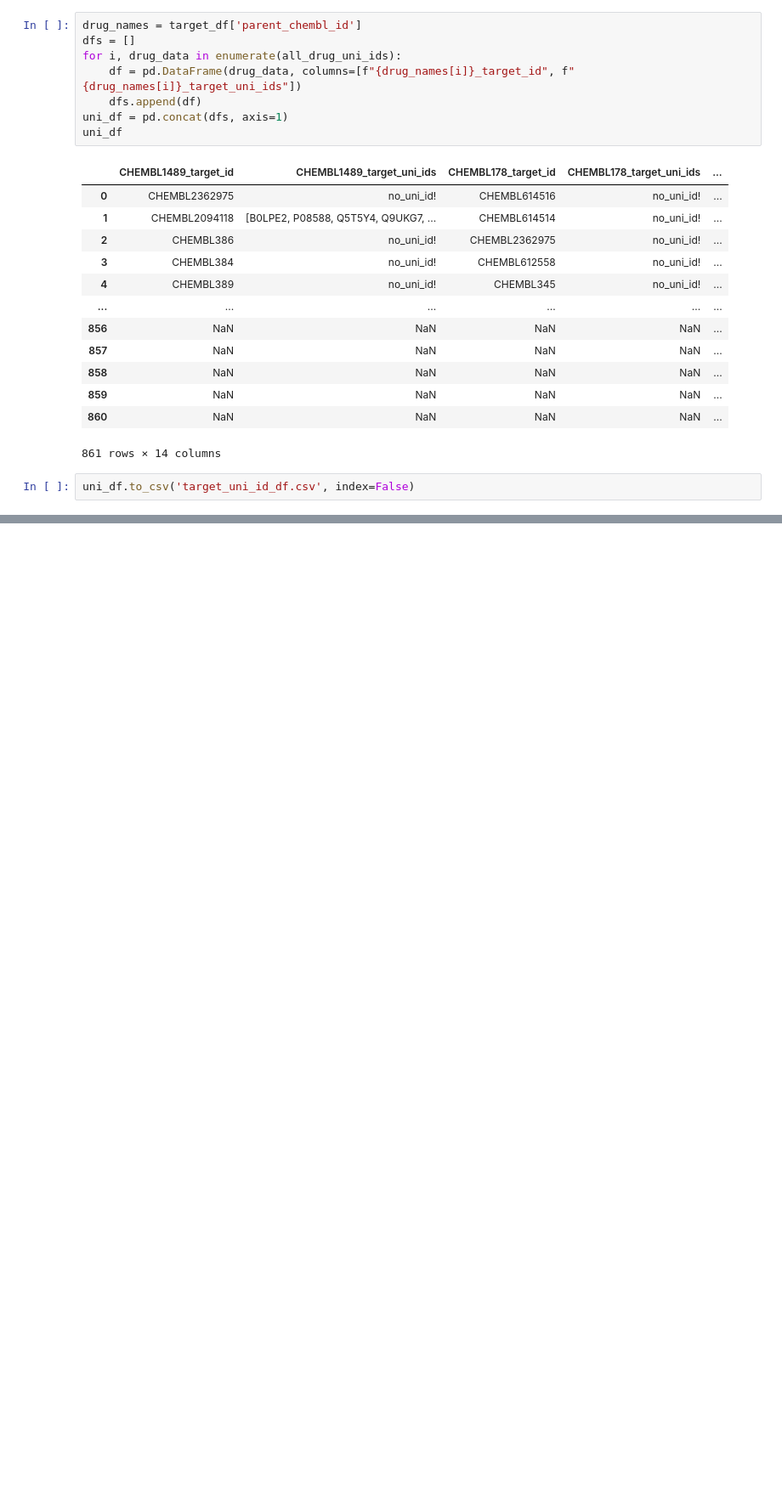
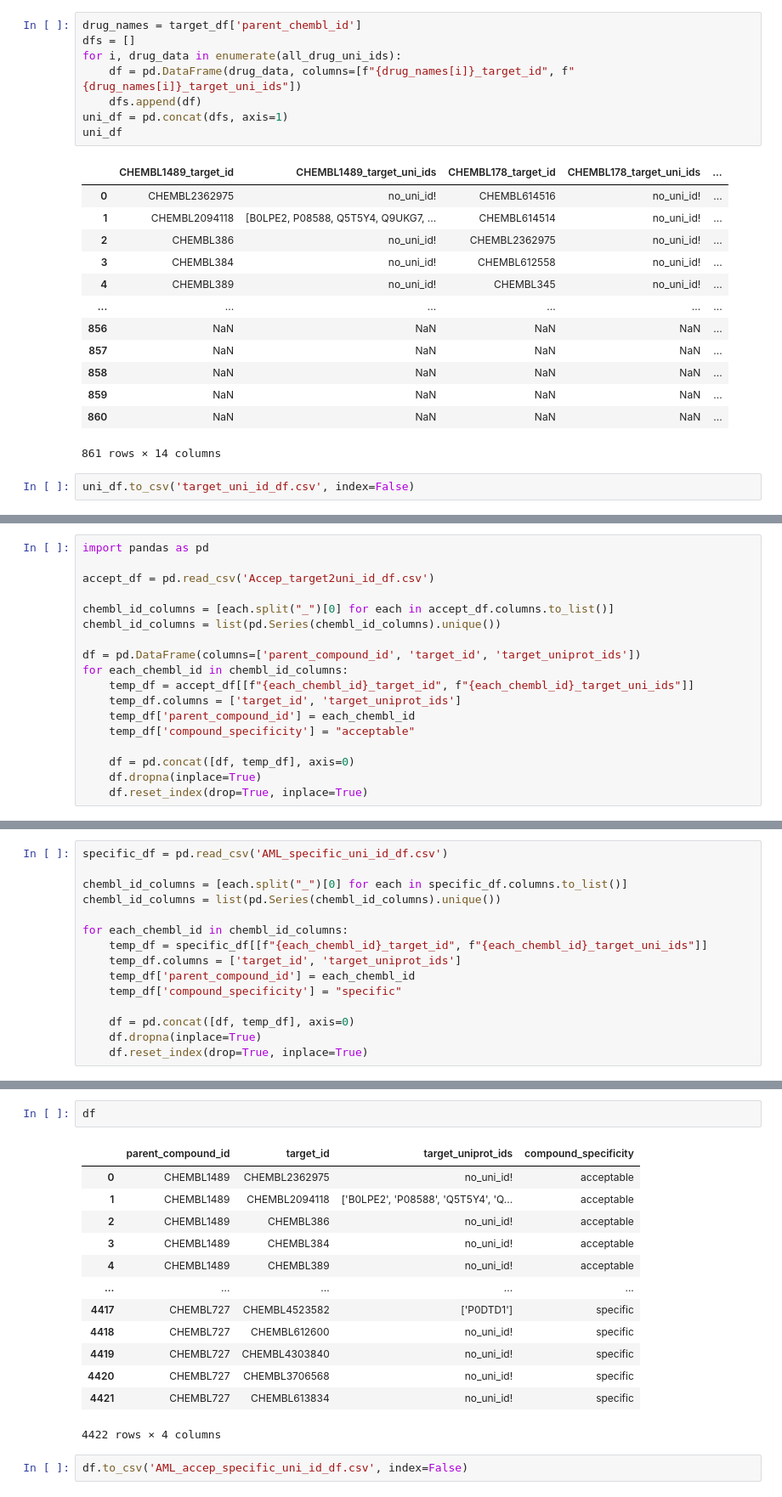
Before and after one commit to martina-occhetta/AIDD_group-project, a Jupyter notebook: target2uni/target2uni.ipynb, the cells around one changed output, grey strips where cells are left out. Shown: that part at 85% size. Drawn from its saved outputs; the diff is of its cells as text; blank space fills up the shorter version.

Commit message:
target2uniprot

```diff
--- a/target2uni/target2uni.ipynb
+++ b/target2uni/target2uni.ipynb
@@ -80,0 +83,18 @@ uni_df.to_csv('target_uni_id_df.csv', index=False)
+# %%
+import pandas as pd
+
+accept_df = pd.read_csv('Accep_target2uni_id_df.csv')
+
+chembl_id_columns = [each.split("_")[0] for each in accept_df.columns.to_list()]
+chembl_id_columns = list(pd.Series(chembl_id_columns).unique())
+
+df = pd.DataFrame(columns=['parent_compound_id', 'target_id', 'target_uniprot_ids'])
+for each_chembl_id in chembl_id_columns:
+    temp_df = accept_df[[f"{each_chembl_id}_target_id", f"{each_chembl_id}_target_uni_ids"]]
+    temp_df.columns = ['target_id', 'target_uniprot_ids']
+    temp_df['parent_compound_id'] = each_chembl_id
+    temp_df['compound_specificity'] = "acceptable"
+
+    df = pd.concat([df, temp_df], axis=0)
+    df.dropna(inplace=True)
+    df.reset_index(drop=True, inplace=True)
@@ -80,0 +119,15 @@ uni_df.to_csv('target_uni_id_df.csv', index=False)
+# %%
+specific_df = pd.read_csv('AML_specific_uni_id_df.csv')
+
+chembl_id_columns = [each.split("_")[0] for each in specific_df.columns.to_list()]
+chembl_id_columns = list(pd.Series(chembl_id_columns).unique())
+
+for each_chembl_id in chembl_id_columns:
+    temp_df = specific_df[[f"{each_chembl_id}_target_id", f"{each_chembl_id}_target_uni_ids"]]
+    temp_df.columns = ['target_id', 'target_uniprot_ids']
+    temp_df['parent_compound_id'] = each_chembl_id
+    temp_df['compound_specificity'] = "specific"
+
+    df = pd.concat([df, temp_df], axis=0)
+    df.dropna(inplace=True)
+    df.reset_index(drop=True, inplace=True)
@@ -80,0 +152,18 @@ uni_df.to_csv('target_uni_id_df.csv', index=False)
+# %%
+df
+# %% [output]
+|  | parent_compound_id | target_id | target_uniprot_ids | compound_specificity |
+| 0 | CHEMBL1489 | CHEMBL2362975 | no_uni_id! | acceptable |
+| 1 | CHEMBL1489 | CHEMBL2094118 | ['B0LPE2', 'P08588', 'Q5T5Y4', 'Q... | acceptable |
+| 2 | CHEMBL1489 | CHEMBL386 | no_uni_id! | acceptable |
+| 3 | CHEMBL1489 | CHEMBL384 | no_uni_id! | acceptable |
+| 4 | CHEMBL1489 | CHEMBL389 | no_uni_id! | acceptable |
+| ... | ... | ... | ... | ... |
+| 4417 | CHEMBL727 | CHEMBL4523582 | ['P0DTD1'] | specific |
+| 4418 | CHEMBL727 | CHEMBL612600 | no_uni_id! | specific |
+| 4419 | CHEMBL727 | CHEMBL4303840 | no_uni_id! | specific |
+| 4420 | CHEMBL727 | CHEMBL3706568 | no_uni_id! | specific |
+| 4421 | CHEMBL727 | CHEMBL613834 | no_uni_id! | specific |
+4422 rows × 4 columns
+# %%
+df.to_csv('AML_accep_specific_uni_id_df.csv', index=False)
```
Also changed, not shown: parts of 3 cells of this notebook, 3 other files.
